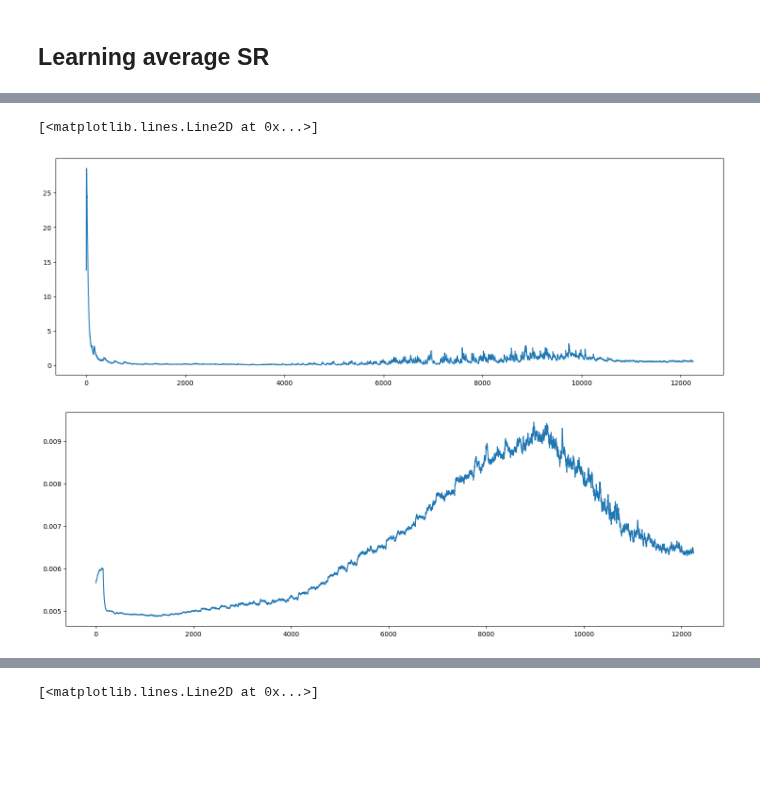
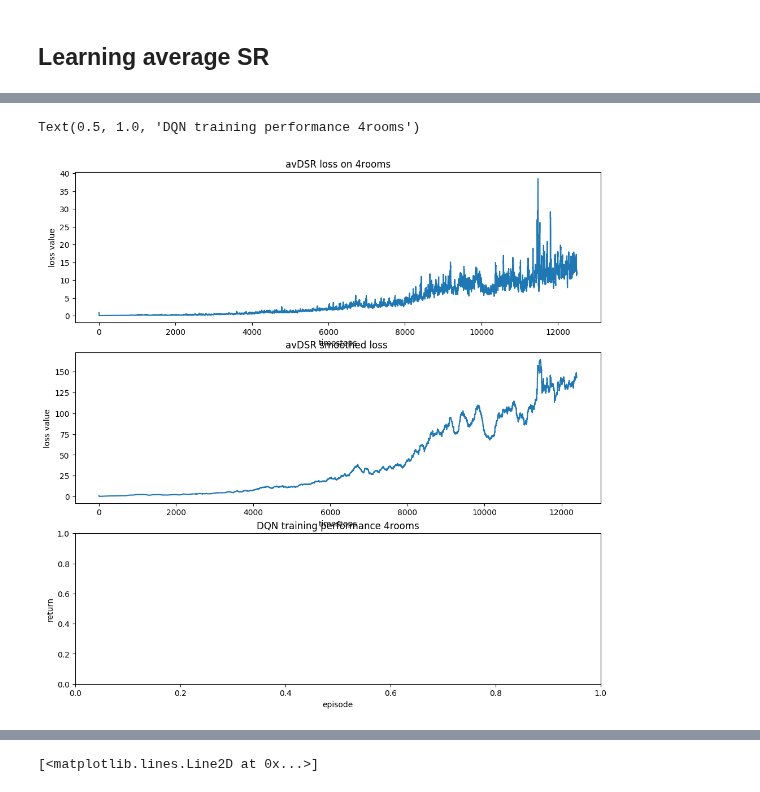
Before and after one commit to psurya1994/successor-feature-representations, a Jupyter notebook: test.ipynb, the cells around one changed output, grey strips where cells are left out. Cells and saved outputs as stored; diff of their text form; code cells hidden in the pictures; blank space fills up the shorter version.

```diff
--- a/test.ipynb
+++ b/test.ipynb
@@ -210,14 +865,32 @@ def smooth_curve(points, factor=0.75):
         else:
             smoothed_points.append(point)
     return smoothed_points
+
+def convolve(points, kernelSize=5):
+    array = np.convolve(points, np.ones(kernelSize), 'valid')
+    return array
-# %%
-plt.figure(figsize=(18,6),dpi=100)
-# plt.plot(smooth_curve(agent.loss_vec, factor=0.95))
-plt.plot(smooth_curve(agent.loss_q_vec, factor=0.95))
-plt.figure(figsize=(18,6),dpi=100)
-plt.plot(smooth_curve(agent.loss_psi_vec, factor=0.95))
-# plt.plot(agent.loss_vec)
-# %% [output]
-[<matplotlib.lines.Line2D at 0x...>]
-[figure, removed]
-[figure, removed]
+# %%
+title = 'avDSR'
+plt.figure(figsize=(12,12),dpi=100)
+plt.subplot(311)
+plt.plot(convolve(agent0.loss_vec, kernelSize=11))
+plt.title(title+' loss on 4rooms')
+plt.ylabel('loss value'), plt.xlabel('timesteps')
+plt.subplot(312)
+plt.plot(convolve(agent0.loss_vec, kernelSize=111))
+plt.title(title+' smoothed loss ')
+plt.ylabel('loss value'), plt.xlabel('timesteps')
+plt.subplot(313)
+# plt.plot(returns[:,1])
+plt.xlabel('episode'), plt.ylabel('return')
+plt.title('DQN training performance 4rooms')
+
+# return
+# plt.plot(smooth_curve(agent1.loss_q_vec, factor=0.0))
+
+# plt.figure(figsize=(18,6),dpi=100)
+# plt.plot(smooth_curve(agent1.loss_psi_vec, factor=0.0))
+# plt.plot(agent.loss_vec)
+# %% [output]
+Text(0.5, 1.0, 'DQN training performance 4rooms')
+[figure, added]
```
Also changed, not shown: parts of 29 cells of this notebook.
